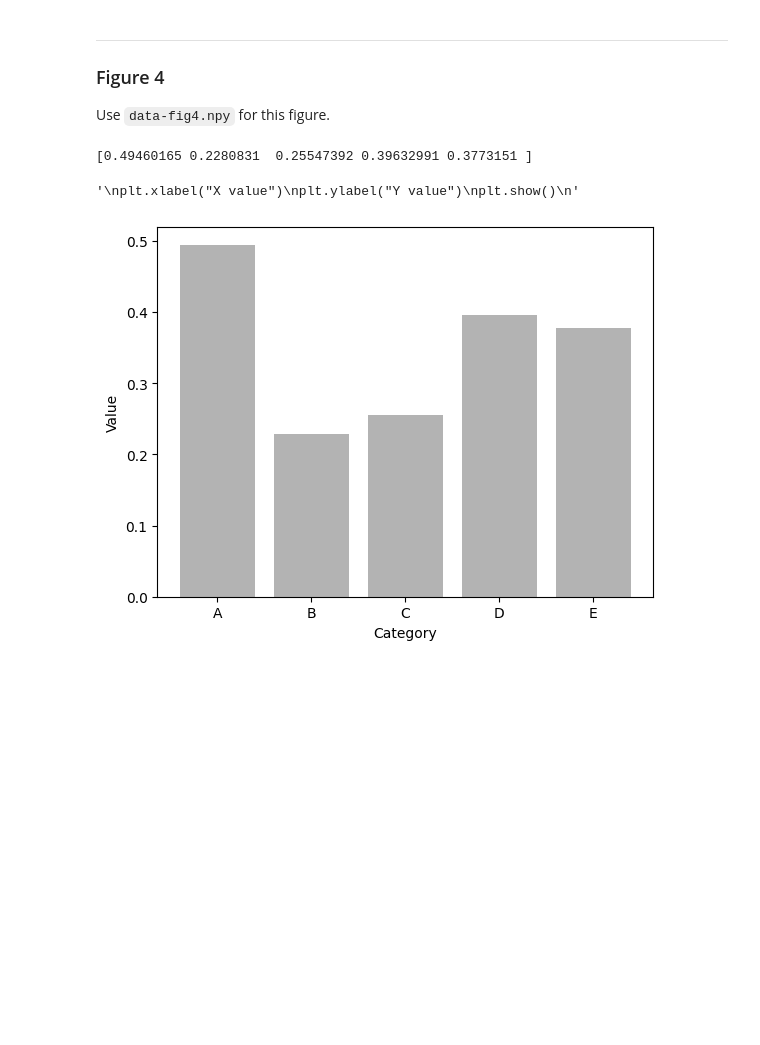
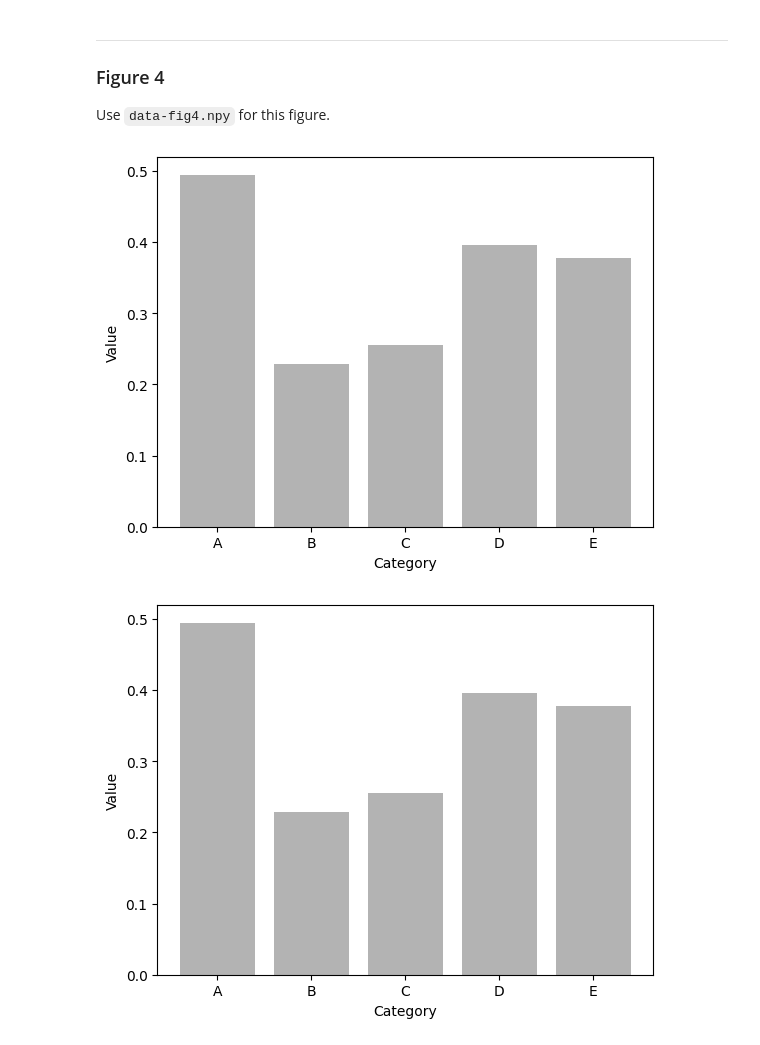
Before and after one commit to 00koya00/Data_Analysis_Practice_II-E2_2025, a Jupyter notebook: Assn-3.ipynb, the cells around one changed output. Saved outputs shown, nothing was run; the diff lists cells and outputs as text; code cells hidden in the pictures; blank space fills up the shorter version.

```diff
--- a/Assn-3 (1).ipynb
+++ b/Assn-3.ipynb
@@ -110,20 +110,19 @@ Use `data-fig4.npy` for this figure.
 # %%
 %matplotlib inline
 
 import numpy as np
 from matplotlib import pyplot as plt
 
 a   = np.load( 'Assn-3-data/data-fig4.npy' )
 
-print(a)
+plt.bar(["A", "B", "C", "D", "E"], height = a, color = "#b3b3b3" )
 
 
-plt.xlabel("X value")
-plt.ylabel("Y value")
+plt.xlabel("Category")
+plt.ylabel("Value")
 plt.show()
 # %% [output]
-[0.49460165 0.2280831  0.25547392 0.39632991 0.3773151 ]
-'\nplt.xlabel("X value")\nplt.ylabel("Y value")\nplt.show()\n'
+[figure, added]
 # %%
 # %% [output]
 [figure]
```
Also changed, not shown: parts of 5 cells of this notebook.
